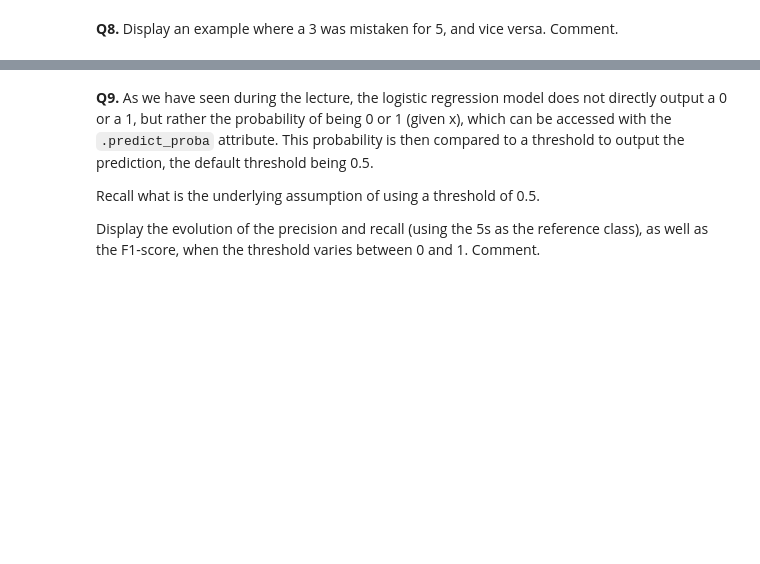
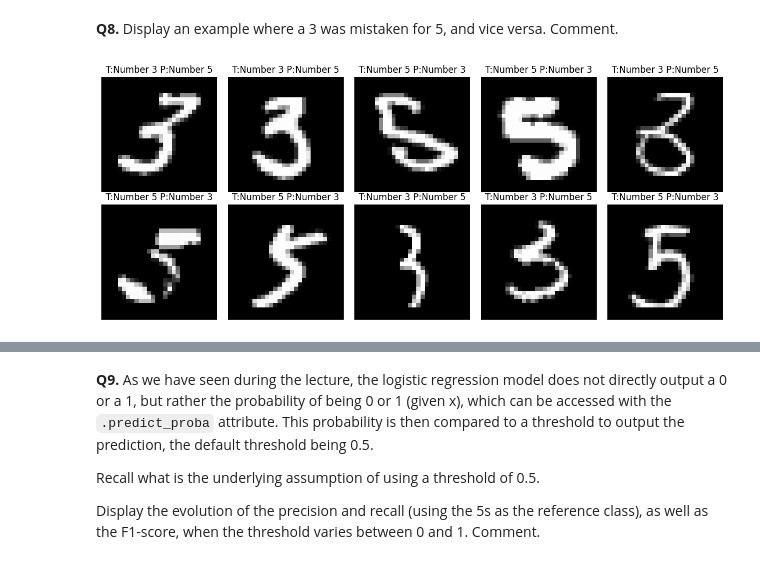
Before and after one commit to milanolivia/decision-apprentissage, a Jupyter notebook: lab2_AMORRI_MILANO/lab2.ipynb, the cells around one changed output, grey strips where cells are left out. Drawn from its saved outputs; the diff is of its cells as text; code cells hidden in the pictures; blank space fills up the shorter version.

```diff
--- a/lab2_AMORRI_MILANO/lab2.ipynb
+++ b/lab2_AMORRI_MILANO/lab2.ipynb
@@ -86,8 +317,32 @@ Your answer here
 # %% [markdown]
 **Q8.** Display an example where a 3 was mistaken for 5, and vice versa. Comment.
 # %%
-##########
-## YOUR CODE HERE
-##########
+mask = [y_pred[i] != y_test[i] for i in range(len(y_test))]
+
+mistakes = X_test[mask]
+mistake_labels = y_test[mask]
+pred_labels = y_pred[mask]
+
+num_images = 10
+res = int(np.sqrt(X_test.shape[1]))
+label_dict = {
+    0: "Number 3",
+    1: "Number 5"
+}
+
+# Crée la figure 2x5
+fig, axes = plt.subplots(2, 5, figsize=(12, 5))
+
+for i, ax in enumerate(axes.flat):
+    if i < len(mistakes):
+        image = mistakes[i].reshape(res, res)  # reshape si nécessaire
+        ax.imshow(image, cmap='gray')
+        ax.set_title(f"T:{label_dict[mistake_labels[i]]} P:{label_dict[pred_labels[i]]}")
+    ax.axis('off')
+
+plt.tight_layout()
+plt.show()
+# %% [output]
+[figure, added]
 # %% [markdown]
 <div style="background-color: rgba(255, 255, 0, 0.15); padding: 8px;">
```
Also changed, not shown: parts of 21 cells of this notebook, 1 other file.
